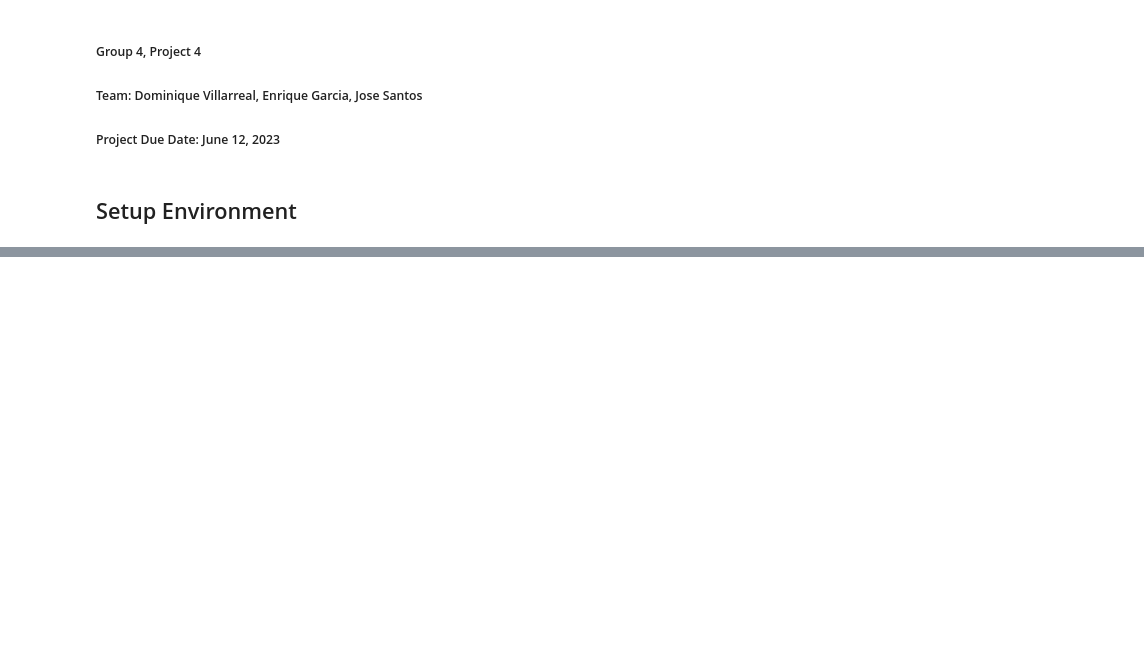
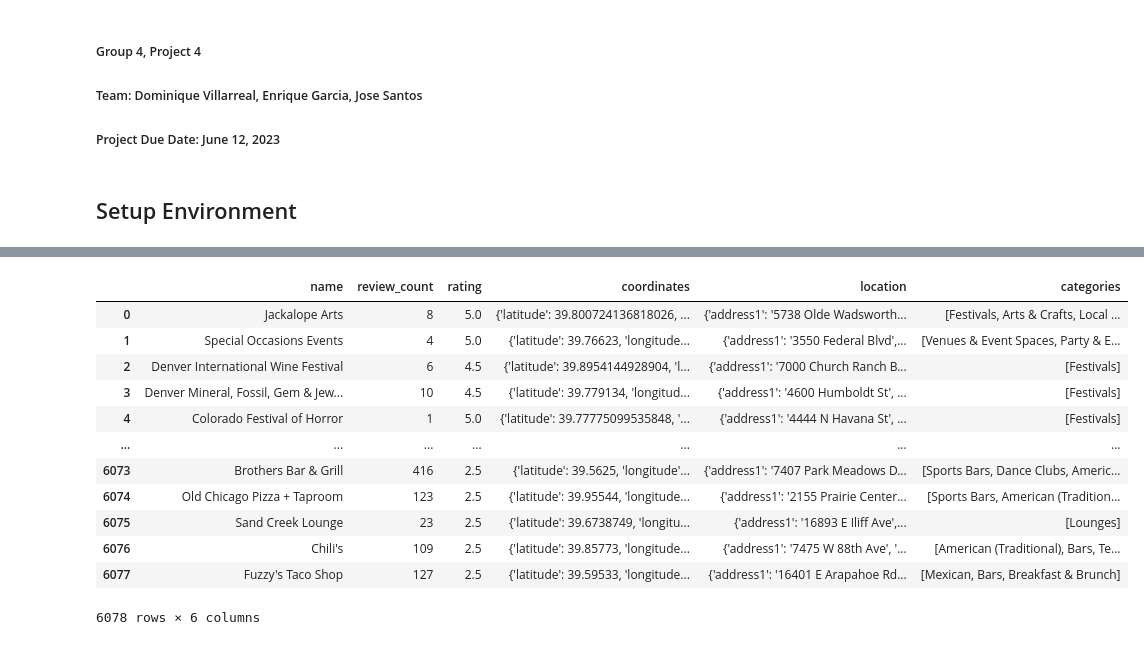
Before and after one commit to SantDRS/G4_Project4, a Jupyter notebook: G4_P4_DataCleaning_Notebook.ipynb, the cells around one changed output, grey strips where cells are left out. Saved outputs shown, nothing was run; the diff lists cells and outputs as text; code cells hidden in the pictures; blank space fills up the shorter version.

```diff
--- a/G4_P4_DataCleaning_Notebook.ipynb
+++ b/G4_P4_DataCleaning_Notebook.ipynb
@@ -86,0 +98,21 @@ Denver_arts_df
+# %%
+# Deleting Unnecessary Columns
+columns_to_delete = ['transactions', 'distance', 'display_phone', 'phone', 'price', 'url', 'is_closed', 'image_url', 'id', 'alias']
+Denver_df.drop(columns_to_delete, axis=1, inplace=True)
+
+# Access and work with the updated DataFrame
+Denver_df
+# %% [output]
+|  | name | review_count | rating | coordinates | location | categories |
+| 0 | Jackalope Arts | 8 | 5.0 | {'latitude': 39.800724136818026, ... | {'address1': '5738 Olde Wadsworth... | [Festivals, Arts & Crafts, Local ... |
+| 1 | Special Occasions Events | 4 | 5.0 | {'latitude': 39.76623, 'longitude... | {'address1': '3550 Federal Blvd',... | [Venues & Event Spaces, Party & E... |
+| 2 | Denver International Wine Festival | 6 | 4.5 | {'latitude': 39.8954144928904, 'l... | {'address1': '7000 Church Ranch B... | [Festivals] |
+| 3 | Denver Mineral, Fossil, Gem & Jew... | 10 | 4.5 | {'latitude': 39.779134, 'longitud... | {'address1': '4600 Humboldt St', ... | [Festivals] |
+| 4 | Colorado Festival of Horror | 1 | 5.0 | {'latitude': 39.77775099535848, '... | {'address1': '4444 N Havana St', ... | [Festivals] |
+| ... | ... | ... | ... | ... | ... | ... |
+| 6073 | Brothers Bar & Grill | 416 | 2.5 | {'latitude': 39.5625, 'longitude'... | {'address1': '7407 Park Meadows D... | [Sports Bars, Dance Clubs, Americ... |
+| 6074 | Old Chicago Pizza + Taproom | 123 | 2.5 | {'latitude': 39.95544, 'longitude... | {'address1': '2155 Prairie Center... | [Sports Bars, American (Tradition... |
+| 6075 | Sand Creek Lounge | 23 | 2.5 | {'latitude': 39.6738749, 'longitu... | {'address1': '16893 E Iliff Ave',... | [Lounges] |
+| 6076 | Chili's | 109 | 2.5 | {'latitude': 39.85773, 'longitude... | {'address1': '7475 W 88th Ave', '... | [American (Traditional), Bars, Te... |
+| 6077 | Fuzzy's Taco Shop | 127 | 2.5 | {'latitude': 39.59533, 'longitude... | {'address1': '16401 E Arapahoe Rd... | [Mexican, Bars, Breakfast & Brunch] |
+6078 rows × 6 columns
```
Also changed, not shown: parts of 26 cells of this notebook, 9 other files.
